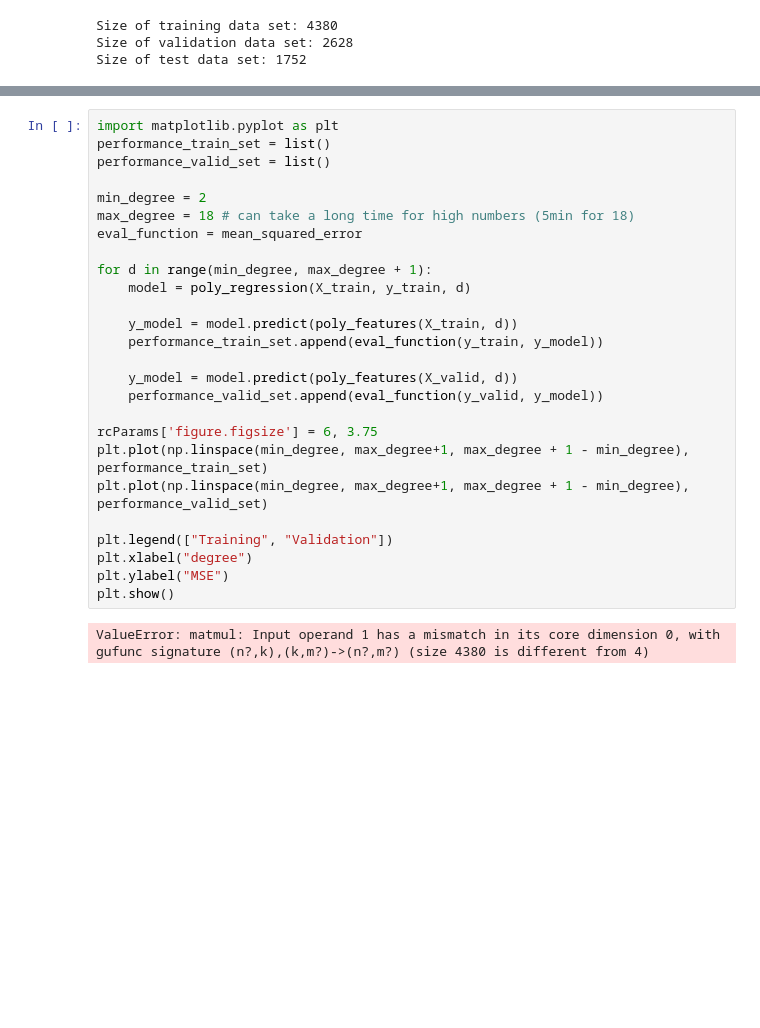
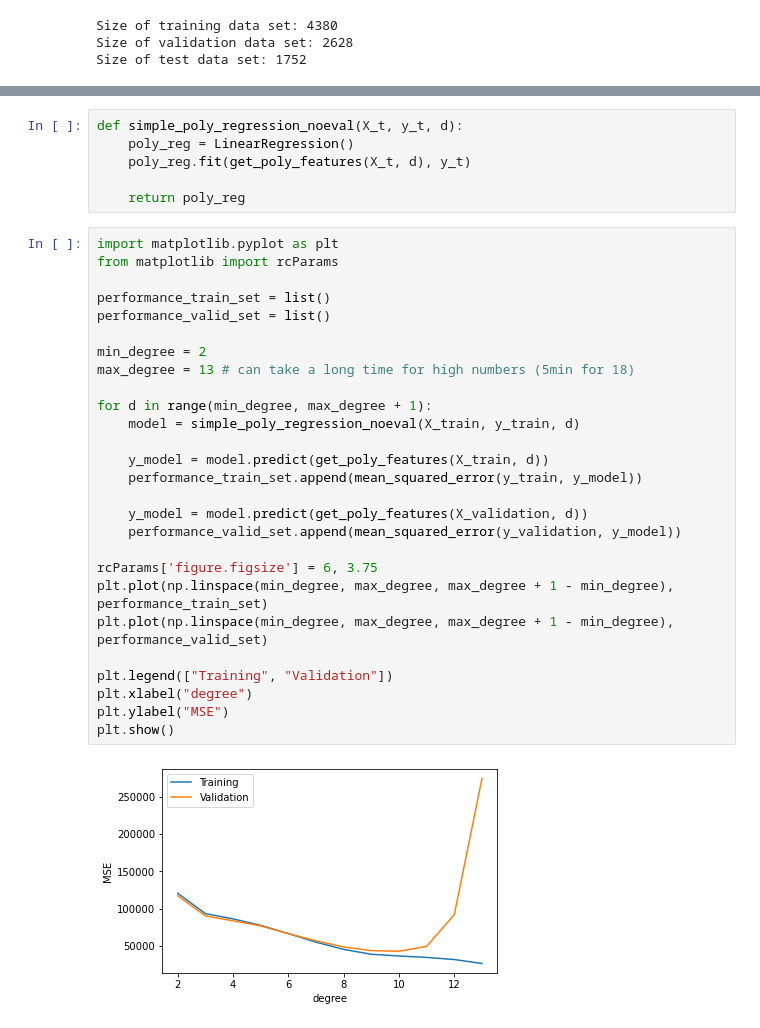
Before and after one commit to agruenb/AA-2022-TEAM-11, a Jupyter notebook: Pred_clean.ipynb, the cells around one changed output, grey strips where cells are left out. Cells and saved outputs as stored; diff of their text form; blank space fills up the shorter version.

```diff
--- a/Pred_clean.ipynb
+++ b/Pred_clean.ipynb
@@ -326,28 +326,35 @@ R^2: 0.87782485812239
+# %%
+def simple_poly_regression_noeval(X_t, y_t, d):
+    poly_reg = LinearRegression()
+    poly_reg.fit(get_poly_features(X_t, d), y_t)
+
+    return poly_reg
 # %%
 import matplotlib.pyplot as plt
+from matplotlib import rcParams
+
 performance_train_set = list()
 performance_valid_set = list()
 
 min_degree = 2
-max_degree = 18 # can take a long time for high numbers (5min for 18)
-eval_function = mean_squared_error
+max_degree = 13 # can take a long time for high numbers (5min for 18)
 
 for d in range(min_degree, max_degree + 1):
-    model = poly_regression(X_train, y_train, d)
+    model = simple_poly_regression_noeval(X_train, y_train, d)
 
-    y_model = model.predict(poly_features(X_train, d))
-    performance_train_set.append(eval_function(y_train, y_model))
+    y_model = model.predict(get_poly_features(X_train, d))
+    performance_train_set.append(mean_squared_error(y_train, y_model))
 
-    y_model = model.predict(poly_features(X_valid, d))
-    performance_valid_set.append(eval_function(y_valid, y_model))
+    y_model = model.predict(get_poly_features(X_validation, d))
+    performance_valid_set.append(mean_squared_error(y_validation, y_model))
 
 rcParams['figure.figsize'] = 6, 3.75
-plt.plot(np.linspace(min_degree, max_degree+1, max_degree + 1 - min_degree), performance_train_set)
-plt.plot(np.linspace(min_degree, max_degree+1, max_degree + 1 - min_degree), performance_valid_set)
+plt.plot(np.linspace(min_degree, max_degree, max_degree + 1 - min_degree), performance_train_set)
+plt.plot(np.linspace(min_degree, max_degree, max_degree + 1 - min_degree), performance_valid_set)
 
 plt.legend(["Training", "Validation"])
 plt.xlabel("degree")
 plt.ylabel("MSE")
 plt.show()
 # %% [output]
-ValueError: matmul: Input operand 1 has a mismatch in its core dimension 0, with gufunc signature (n?,k),(k,m?)->(n?,m?) (size 4380 is different from 4)
+[figure, added]
```
Also changed, not shown: parts of 18 cells of this notebook.
